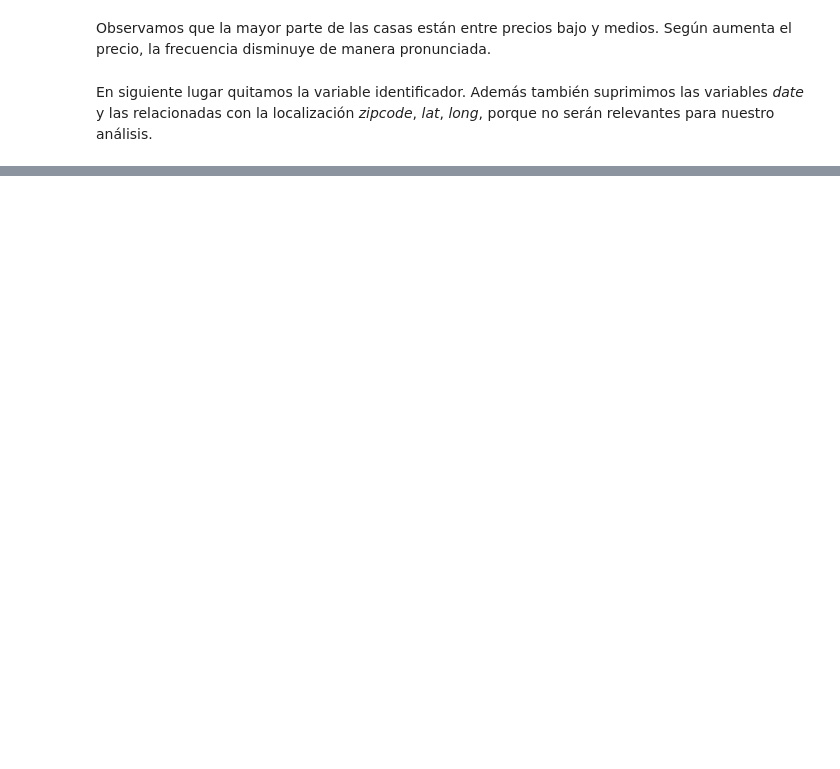
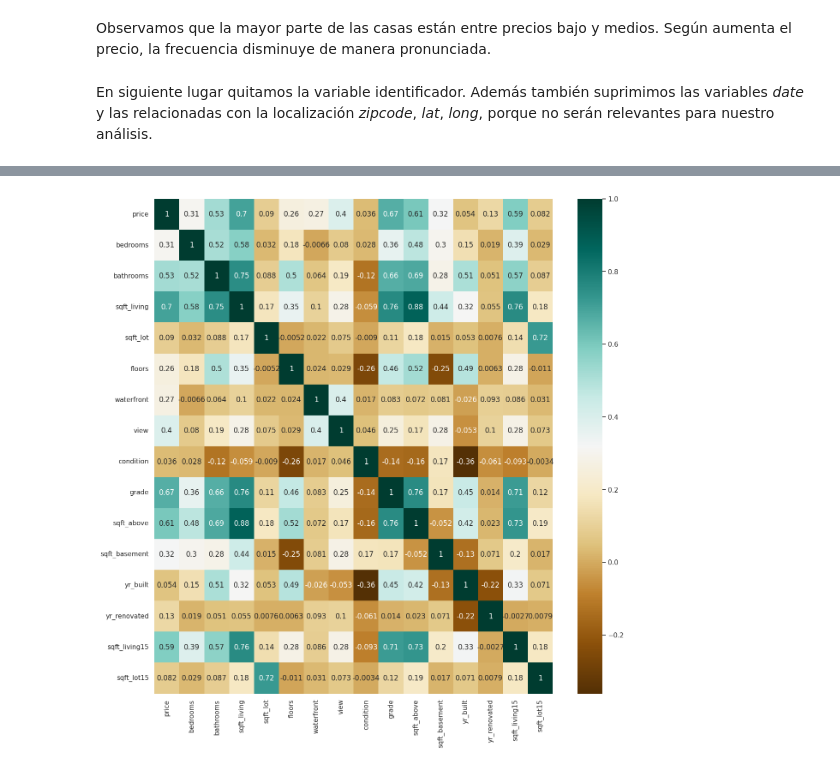
Before and after one commit to sofiacanelag/MLUCM2223, a Jupyter notebook: TRABAJO1.ipynb, the cells around one changed output, grey strips where cells are left out. Saved outputs shown, nothing was run; the diff lists cells and outputs as text; code cells hidden in the pictures; blank space fills up the shorter version.

```diff
--- a/TRABAJO1.ipynb
+++ b/TRABAJO1.ipynb
@@ -114,0 +179,8 @@ df_cop.head(15)
+# %%
+#Hacemos matriz de correlaciones con todas las variables
+plt.figure(figsize=(15,15))
+corr= df_cop.corr()
+
+sns.heatmap(corr,cmap="BrBG",annot=True)
+corr
+# %% [output]
@@ -114,0 +204 @@ df_cop.head(15)
+[figure, added]
```
Also changed, not shown: parts of 34 cells of this notebook.
